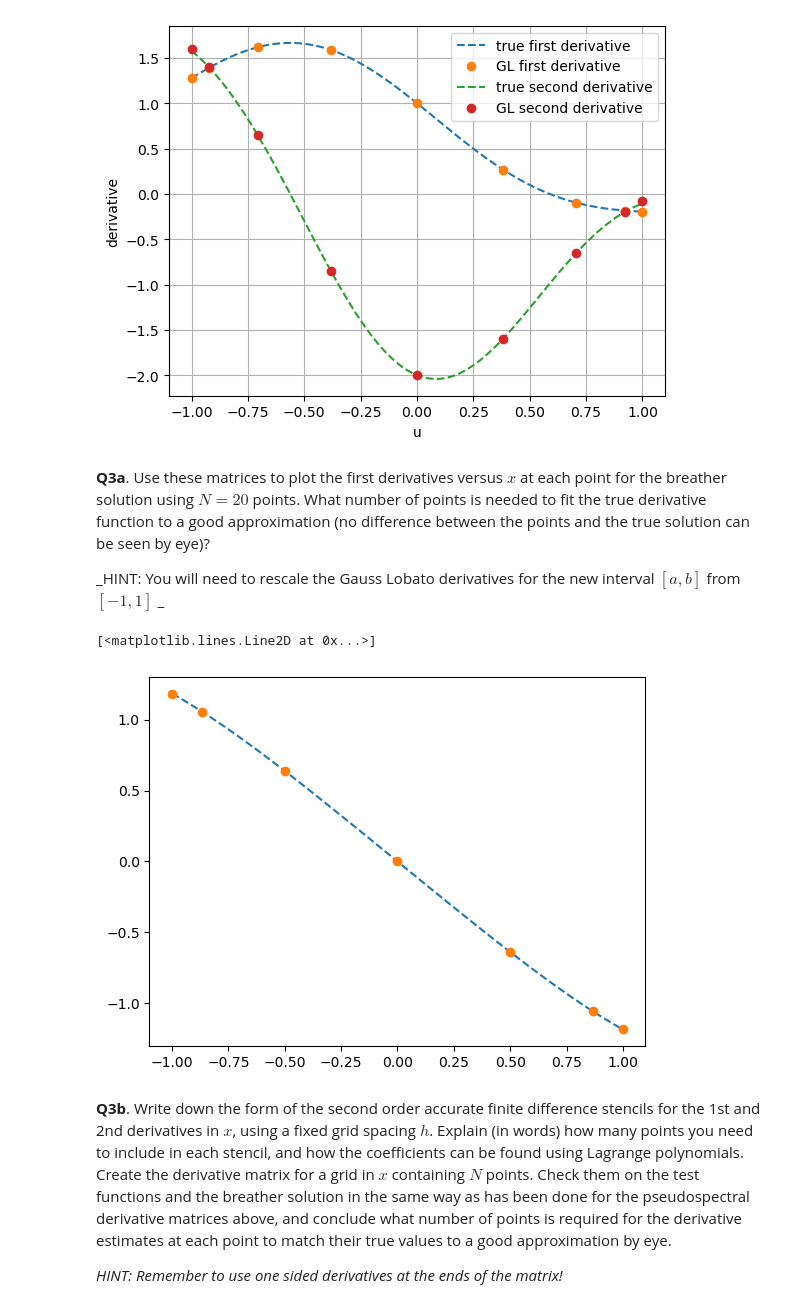
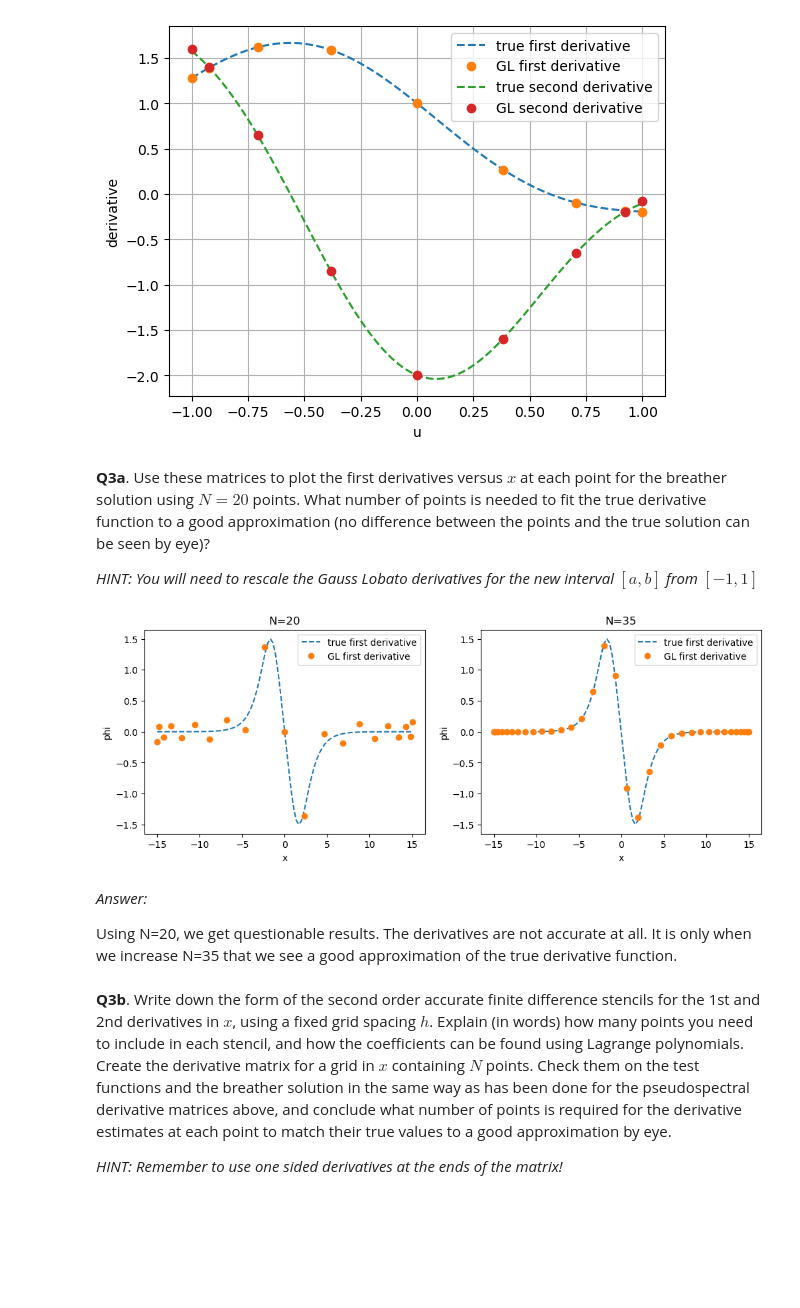
Before and after one commit to Vileh/QMUL-Data-Analytics-Courseworks, a Jupyter notebook: SciComp_2/Coursework2_SineGordonBreathers.ipynb, the cells around one changed output. Saved outputs shown, nothing was run; the diff lists cells and outputs as text; code cells hidden in the pictures; blank space fills up the shorter version.

```diff
--- a/SciComp_2/Coursework2_SineGordonBreathers.ipynb
+++ b/SciComp_2/Coursework2_SineGordonBreathers.ipynb
@@ -206,19 +249,3 @@ Using the scipy function we get
 **Q1d**. Now use your breather class to construct another set of data with 10 equally spaced points in the interval $x = [-15, 15]$, find the appropriate Lagrange fitting polynomial and plot it. Increase the number of points to 12 - does the solution improve? Comment on your results.
 
 *(NOTE: for this question you can directly use `scipy.interpolate.lagrange` to construct the Lagrange polynomial for you)*.
-# %%
-# Your code here
-x_points = np.arange(-15, 15.01, 30/10)
-y_points = breather.get_solution(x_points, 0)
-
-lagrange_polynomial = lagrange(x_points, y_points)
-print("Using the scipy function we get \n", lagrange_polynomial)
-
-x_plot = np.linspace(-15, 15, 250)
-y_plot = get_breather(x_plot, 0, 0.5)
-y_plot_lagrange = lagrange_polynomial(x_plot)
-
-plt.plot(x_plot, y_plot, label="Breather")
-plt.plot(x_plot, y_plot_lagrange, label="Lagrange")
-plt.scatter(x_points, y_points, label="Data points")
-plt.legend()
@@ -434,30 +506,52 @@ plt.grid();
 # %% [markdown]
 **Q3a**. Use these matrices to plot the first derivatives versus $x$ at each point for the breather solution using $N=20$ points. What number of points is needed to fit the true derivative function to a good approximation (no difference between the points and the true solution can be seen by eye)?
 
-_HINT: You will need to rescale the Gauss Lobato derivatives for the new interval $[a,b]$ from $[-1,1]$ _
+_HINT: You will need to rescale the Gauss Lobato derivatives for the new interval $[a,b]$ from $[-1,1]$_
 # %%
-# your code here
-N = 6
-a = -1
-b = 1
+def diff_using_pseudospectral(N):
+    a = -15
+    b = 15
 
-# Find the Gauss Lobato nodes
-indices = np.arange(N+1)
-u_points = np.cos(np.pi * indices / N)
-x_points = (b - a)/2.0 * u_points + (a + b)/2.0
-y_points = breather.get_solution(x_points, 0)
+    # Find the Gauss Lobato nodes
+    indices = np.arange(N+1)
+    u_points = np.cos(np.pi * indices / N)
+    x_points = (b - a)/2.0 * u_points + (a + b)/2.0
+    y_points = breather.get_solution(x_points, 0)
 
-D = get_pseudospectral_first_derivative_matrix(N)
-Dy_approx = np.dot(D, y_points)
+    D = get_pseudospectral_first_derivative_matrix(N)
+    Dy_approx = 2.0/(b-a) * np.dot(D, y_points)
 
-test_points = np.linspace(a, b, 100)
-Dy_true = breather.dx(test_points, 0)
+    test_points = np.linspace(a, b, 100)
+    Dy_true = breather.get_dphi_dx(test_points, 0)
 
-plt.plot(test_points, Dy_true, '--', label="true first derivative")
-plt.plot(x_points, Dy_approx, 'o', label="GL first derivative")
+    return test_points, Dy_true, x_points, Dy_approx
+
+# Calculate derivatives for N=20
+test_points_20, Dy_true_20, x_points_20, Dy_approx_20 = diff_using_pseudospectral(20)
+
+# Calculate derivatives for N=35
+test_points_35, Dy_true_35, x_points_35, Dy_approx_35 = diff_using_pseudospectral(35)
+
+fig, ax = plt.subplots(1, 2, figsize=(12, 4))
+ax[0].plot(test_points_20, Dy_true_20, '--', label="true first derivative")
+ax[0].plot(x_points_20, Dy_approx_20, 'o', label="GL first derivative")
+ax[0].legend()
+ax[0].set_title("N=20")
+ax[0].set_xlabel("x")
+ax[0].set_ylabel("phi")
+
+ax[1].plot(test_points_35, Dy_true_35, '--', label="true first derivative")
+ax[1].plot(x_points_35, Dy_approx_35, 'o', label="GL first derivative")
+ax[1].legend()
+ax[1].set_title("N=35")
+ax[1].set_xlabel("x")
+ax[1].set_ylabel("phi");
 # %% [output]
-[<matplotlib.lines.Line2D at 0x...>]
-[figure, old version]
+[figure, new version]
+# %% [markdown]
+*Answer:*
+
+Using N=20, we get questionable results. The derivatives are not accurate at all. It is only when we increase N=35 that we see a good approximation of the true derivative function.
 # %% [markdown]
 **Q3b**. Write down the form of the second order accurate finite difference stencils for the 1st and 2nd derivatives in $x$, using a fixed grid spacing $h$. Explain (in words) how many points you need to include in each stencil, and how the coefficients can be found using Lagrange polynomials. Create the derivative matrix for a grid in $x$ containing $N$ points. Check them on the test functions and the breather solution in the same way as has been done for the pseudospectral derivative matrices above, and conclude what number of points is required for the derivative estimates at each point to match their true values to a good approximation by eye.
 
```
Also changed, not shown: parts of 45 cells of this notebook, 17 other files.
